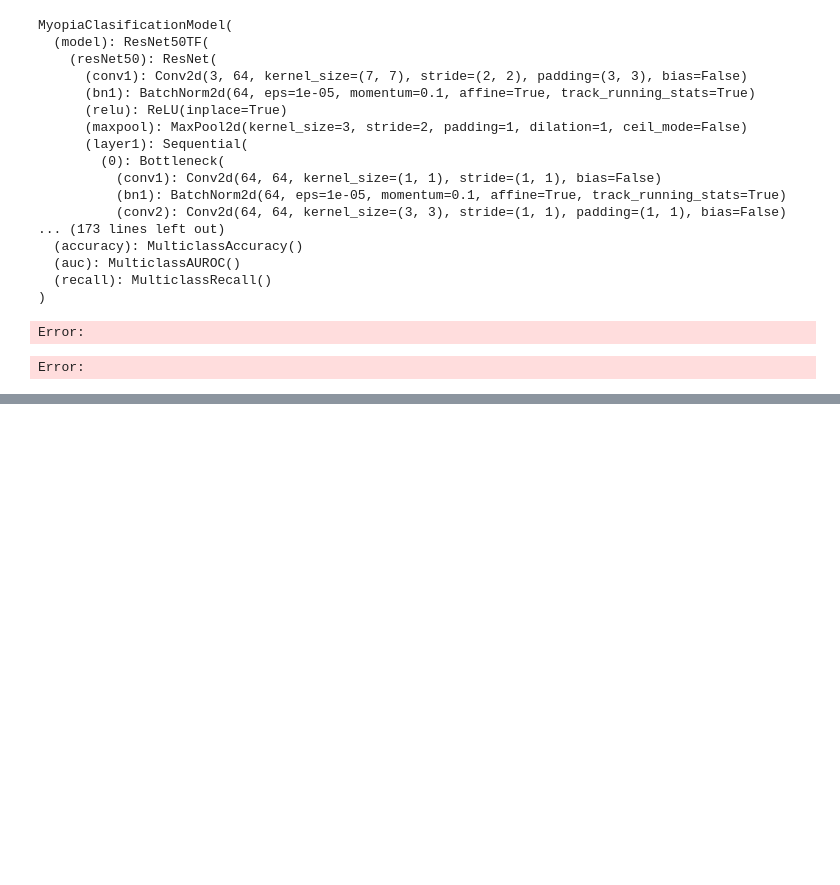
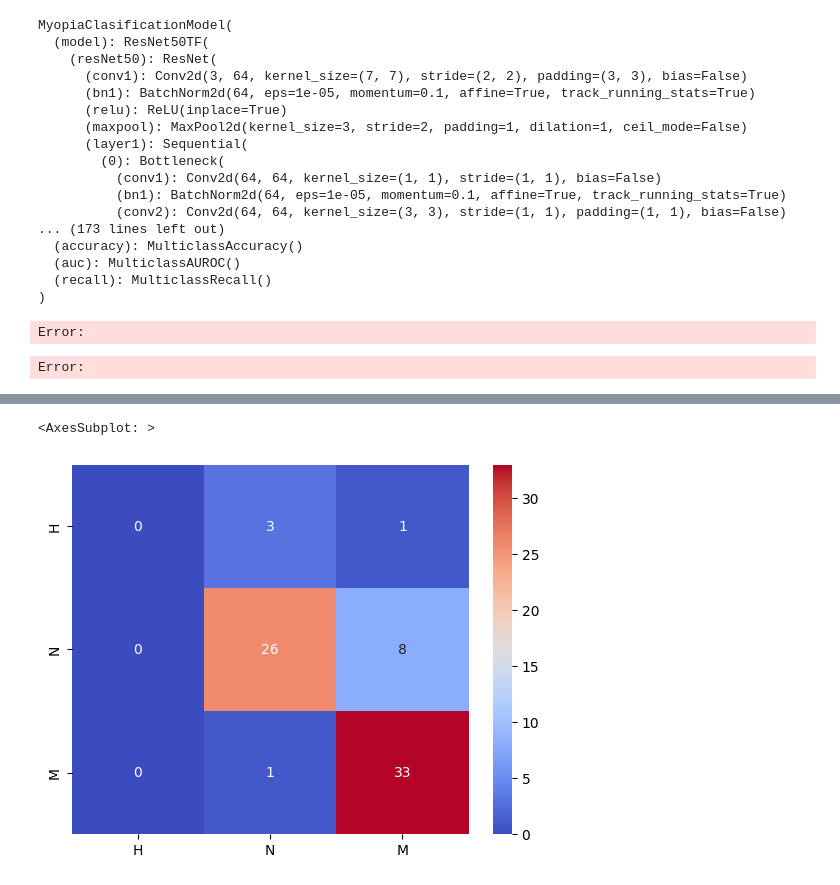
Before and after one commit to mysInma/Pathological-Myopia, a Jupyter notebook: notebooks/models/models.ipynb, the cells around one changed output, grey strips where cells are left out. Saved outputs shown, nothing was run; the diff lists cells and outputs as text; code cells hidden in the pictures; blank space fills up the shorter version.

```diff
--- a/notebooks/models/models.ipynb
+++ b/notebooks/models/models.ipynb
@@ -380,7 +380,7 @@ config = {
     }
 model = MyopiaClasificationModel.load_from_checkpoint("./model-checkpoint/resnet50-epoch=1-train_val_acc=0.71.ckpt")
 
-val_dataset = ResnetDataset("../train_resnet50/val_resnet50.csv","../../train_resnet50/",transform=CustomTransformations(config["img_size"]))
+val_dataset = ResnetDataset("../train_resnet50/train_resnet50.csv","../../train_resnet50/",transform=CustomTransformations(config["img_size"]))
 val_loader = DataLoader(val_dataset,batch_size=config["batch_size"],num_workers=config["num_workers"],shuffle=False)
 
 model.eval()
@@ -404,0 +400,3 @@ Original Traceback (most recent call last):
+# %%
+from sklearn.metrics import confusion_matrix
+conf = confusion_matrix(target,predicted)
@@ -404,0 +430,6 @@ Original Traceback (most recent call last):
+# %%
+xticklabels=["H","N","M"]
+sns.heatmap(conf,annot=True,cmap="coolwarm",xticklabels=xticklabels,yticklabels=xticklabels)
+# %% [output]
+<AxesSubplot: >
+[figure, added]
```
Also changed, not shown: parts of 8 cells of this notebook, 4 other files.
